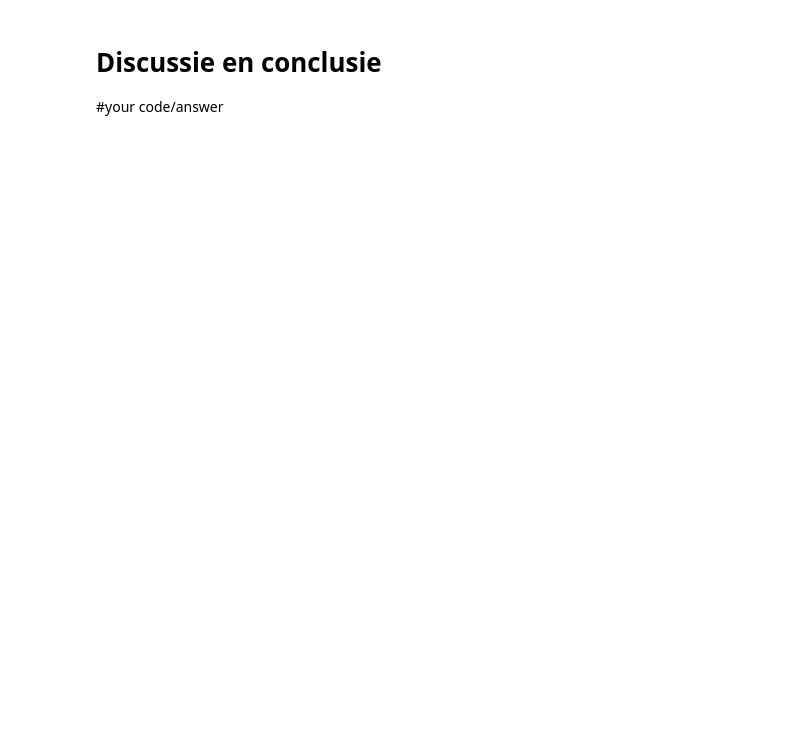
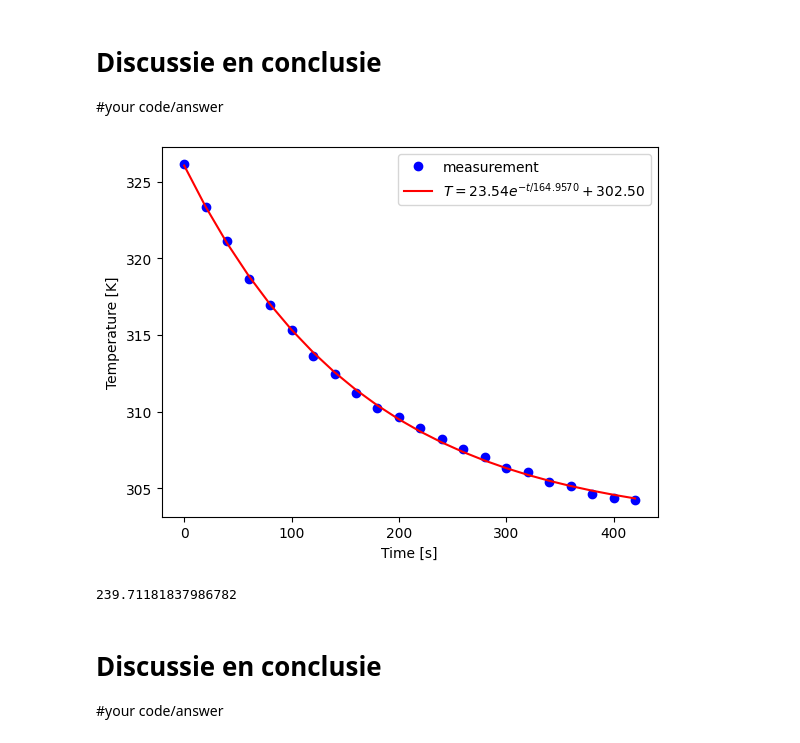
Before and after one commit to rstaasTUD/Silje_en_Raoul, a Jupyter notebook: Content/Labs/koelbuis.ipynb, the cells around one changed output. Saved outputs shown, nothing was run; the diff lists cells and outputs as text; code cells hidden in the pictures; blank space fills up the shorter version.

```diff
--- a/Content/Labs/koelbuis.ipynb
+++ b/Content/Labs/koelbuis.ipynb
@@ -210,3 +213,57 @@ print(h_exp) # warmteoverdrachtscoëfficiënt in W/m^2 K
 
 
 #your code/answer
+# %%
+# met stop
+
+import numpy as np
+import matplotlib.pyplot as plt
+from scipy.optimize import curve_fit
+
+def exp_func(t, A, tau, T_omg):
+    # A is verschiltemperatuur met omgeving aan start
+    # tau is de karakteristieke tijd voor de koeling
+    # T_omg is de omgevingstemperatuur
+    return (A * np.exp(-t/tau) + T_omg)
+
+buitenoppervlak = 0.00961 # bepaal zelf in m^2
+warmtecapaciteit = 380 # bepaal de warmtecapaciteit in J/K
+
+times = np.array([0,20,40,60,80,100,120,140,160,180,200,220,240,260,280,300,320,340,360,380,400,420])
+temps = np.array([53.0,50.2,48.0,45.5,43.8,42.2,40.5,39.3,38.1,37.1,36.5,35.8,35.1,34.4,33.9,33.2,32.9,32.3,32.0,31.5,31.2,31.1])+273.15
+
+
+# pas beginwaardes aan naar schatting
+# Het aantal maxfev moet wellicht hoger voor goede convergentie van de waarde
+popt, pocv = curve_fit(exp_func, times, temps, p0=[30, 20, 20+273.15], maxfev=5000)
+
+A_exp, tau_exp, T_omg_exp = popt
+
+y_fit = exp_func(times, *popt)
+
+plt.figure()
+plt.xlabel('Time [s]')
+plt.ylabel('Temperature [K]')
+
+plt.plot(times, temps, 'bo', label='measurement')
+plt.plot(times, y_fit, 'r-',
+         label='$T = %0.2f e^{-t/%0.4f} + %0.2f$' % (A_exp, tau_exp, T_omg_exp))
+
+plt.legend()
+
+plt.show()
+
+h_exp = (warmtecapaciteit) / (tau_exp * buitenoppervlak)
+
+print(h_exp) # warmteoverdrachtscoëfficiënt in W/m^2 K
+# Sla figuren op met
+#
+# plt.savefig("Figuren/naam.png", dpi=450
+# %% [output]
+[figure, added]
+239.71181837986782
+# %% [markdown]
+# Discussie en conclusie
+
+
+#your code/answer
```
Also changed, not shown: parts of 2 cells of this notebook.
